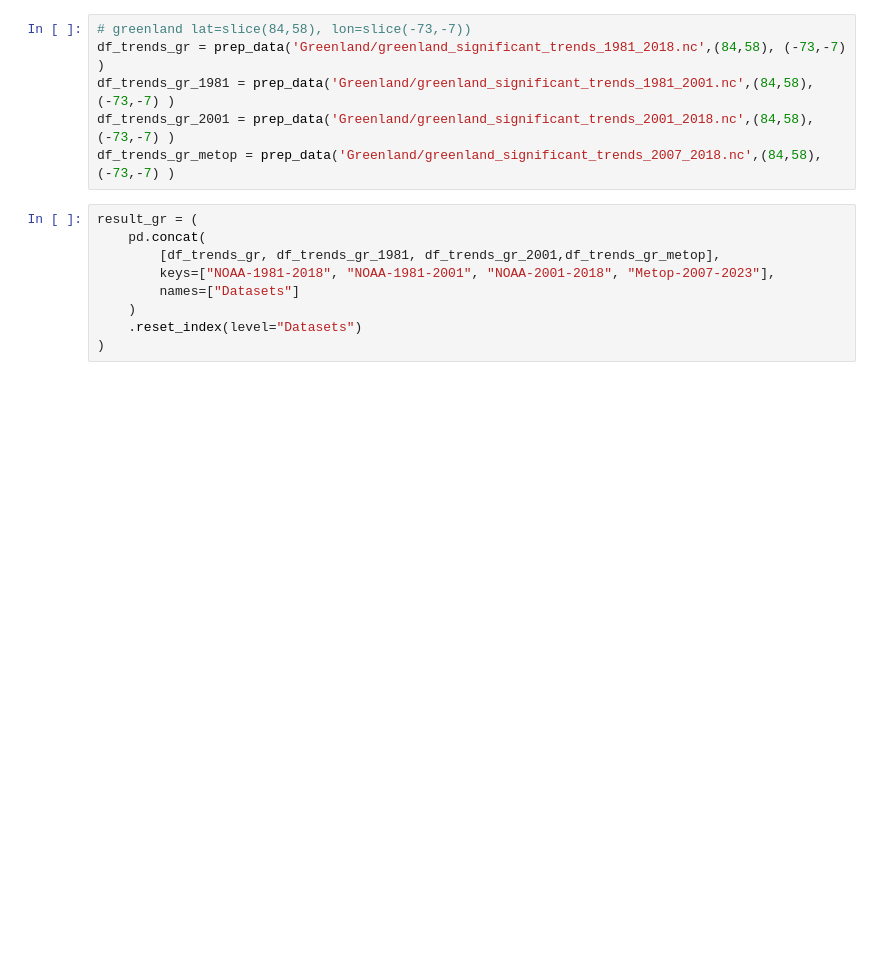
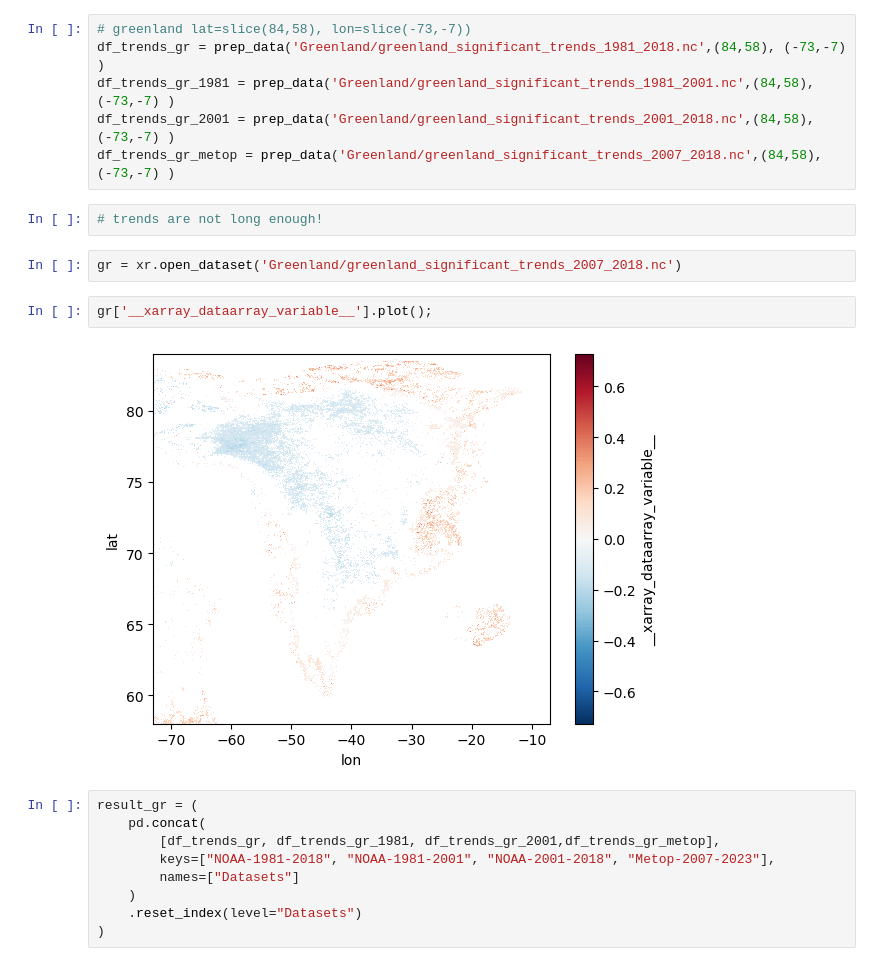
Before and after one commit to soniajdupuis/PhD_analysis, a Jupyter notebook: Paper_3_Analysis/box_plots_function.ipynb, the cells around one changed output. Cells and saved outputs as stored; diff of their text form; blank space fills up the shorter version.

```diff
--- a/Paper_3_Analysis/box_plots_function.ipynb
+++ b/Paper_3_Analysis/box_plots_function.ipynb
@@ -163,6 +154,14 @@ df_trends_gr = prep_data('Greenland/greenland_significant_trends_1981_2018.nc',(
 df_trends_gr_1981 = prep_data('Greenland/greenland_significant_trends_1981_2001.nc',(84,58), (-73,-7) )
 df_trends_gr_2001 = prep_data('Greenland/greenland_significant_trends_2001_2018.nc',(84,58), (-73,-7) )
 df_trends_gr_metop = prep_data('Greenland/greenland_significant_trends_2007_2018.nc',(84,58), (-73,-7) )
+# %%
+# trends are not long enough!
+# %%
+gr = xr.open_dataset('Greenland/greenland_significant_trends_2007_2018.nc')
+# %%
+gr['__xarray_dataarray_variable__'].plot();
+# %% [output]
+[figure, added]
 # %%
 result_gr = (
     pd.concat(
```
Also changed, not shown: parts of 8 cells of this notebook, 13 other files.
